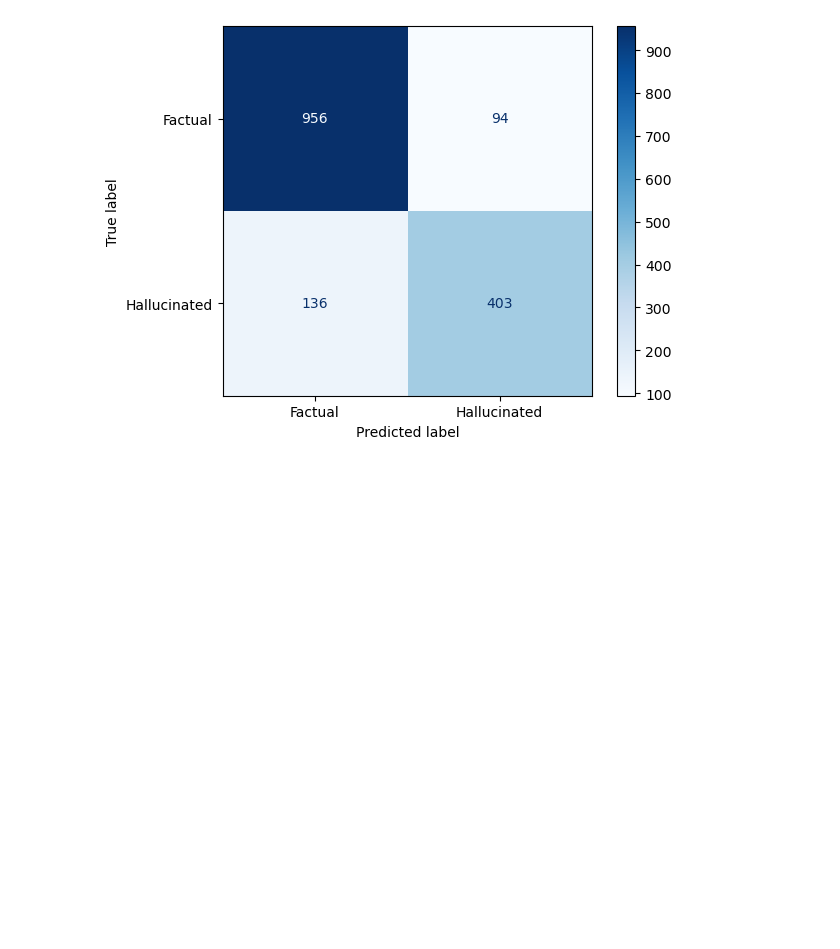
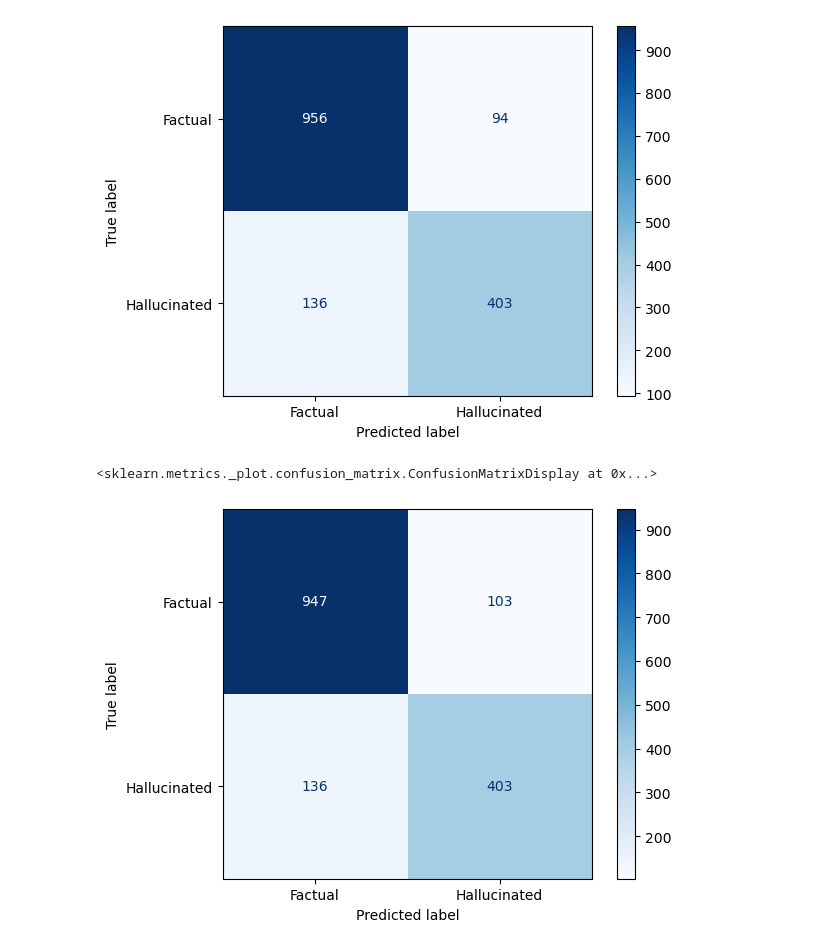
Before and after one commit to csdulay-dotcom/AI-Hallucinations-Detection, a Jupyter notebook: Models/GMM.ipynb, the cells around one changed output. Saved outputs shown, nothing was run; the diff lists cells and outputs as text; code cells hidden in the pictures; blank space fills up the shorter version.

Commit message:
altered tree models

```diff
--- a/Models/GMM.ipynb
+++ b/Models/GMM.ipynb
@@ -159,7 +159,7 @@ grid = GridSearchCV(
     estimator=dt,
     param_grid=param_grid,
     cv=5,
-    scoring="accuracy",
+    scoring="f1",
     n_jobs=-1)
 
 grid.fit(X_train_scaled, y_train)
@@ -200,7 +200,7 @@ grid_rf = GridSearchCV(
     estimator=rf,
     param_grid=param_grid_rf,
     cv=5,
-    scoring="accuracy",
+    scoring="f1",
     n_jobs=-1)
 
 grid_rf.fit(X_train_scaled, y_train)
@@ -223,3 +223,35 @@ disp.plot(cmap=plt.cm.Blues)
 # %% [output]
 <sklearn.metrics._plot.confusion_matrix.ConfusionMatrixDisplay at 0x...>
 [figure]
+# %%
+from sklearn.model_selection import RandomizedSearchCV
+
+param_dist_rs = {
+    'n_estimators': [100, 200],
+    'max_depth': [5, 10, 20, None],
+    'max_features': ['sqrt', 'log2'],
+    'min_samples_split': [2, 5, 10],
+    'min_samples_leaf': [1, 2, 5],
+    'bootstrap': [True]}
+
+random_search = RandomizedSearchCV(
+    estimator=rf,
+    param_distributions=param_dist_rs,
+    n_iter=20,
+    cv=5,
+    scoring="f1",
+    n_jobs=-1,
+    random_state=2)
+
+random_search.fit(X_train, y_train)
+
+best_rs_random = random_search.best_estimator_
+
+best_rs_random.fit(X_train_scaled, y_train)
+test_preds = best_rs_random.predict(X_test_scaled)
+cm = confusion_matrix(y_test, test_preds)
+disp = ConfusionMatrixDisplay(confusion_matrix=cm, display_labels=['Factual', 'Hallucinated'])
+disp.plot(cmap=plt.cm.Blues)
+# %% [output]
+<sklearn.metrics._plot.confusion_matrix.ConfusionMatrixDisplay at 0x...>
+[figure, added]
```
Also changed, not shown: parts of 1 cell of this notebook.
